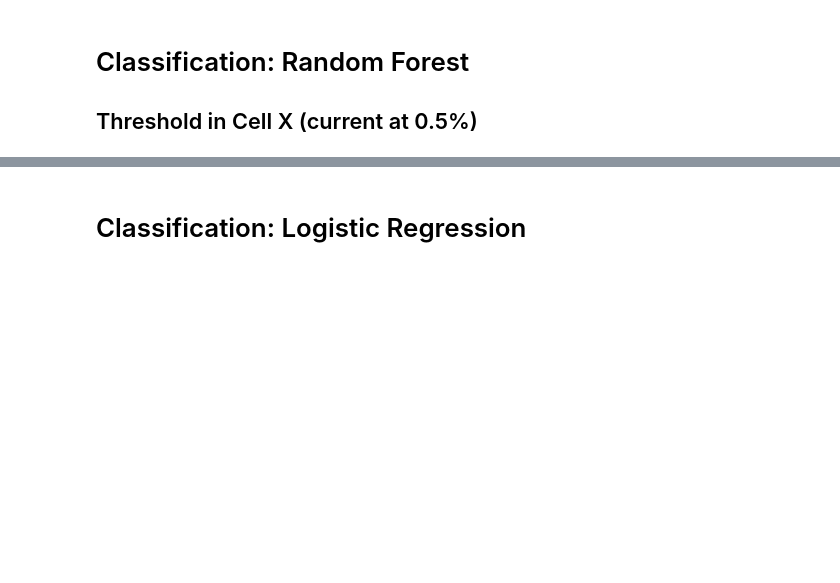
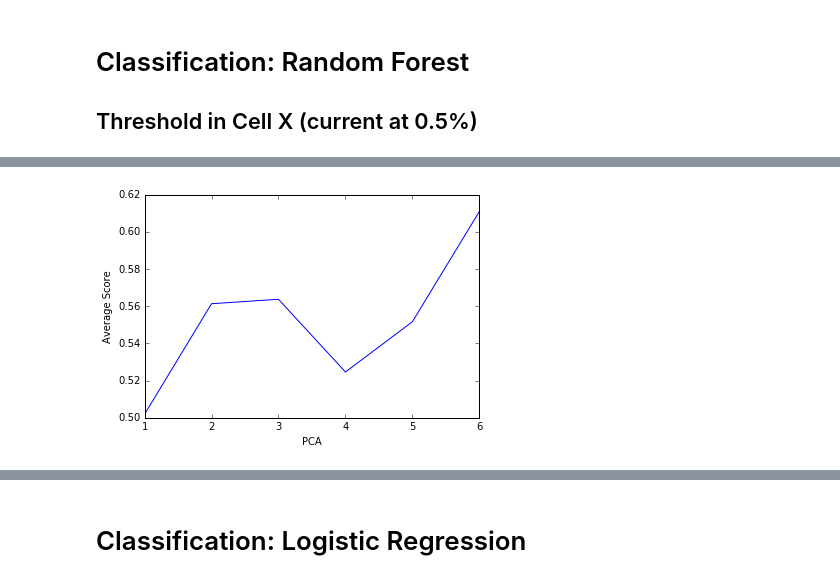
Before and after one commit to alexanderplin/CS109-Final-Project, a Jupyter notebook: Data-Exploration-AJ.ipynb, the cells around one changed output, grey strips where cells are left out. Drawn from its saved outputs; the diff is of its cells as text; code cells hidden in the pictures; blank space fills up the shorter version.

```diff
--- a/Data-Exploration-AJ.ipynb
+++ b/Data-Exploration-AJ.ipynb
@@ -942,7 +956,7 @@ bag_to_use = bag_words_pca
 
 x_train, x_test, y_train, y_test = train_test_split(bag_to_use,
                                                     filtered_df['y'].values,
-                                                    test_size = 0.3,
+                                                    test_size = 0.4,
                                                     random_state = 42)
 
 ones_train = y_train[y_train == 1].shape[0]
@@ -986,17 +1008,16 @@ TypeError: 'numpy.float64' object is not callable
 ### RF CV
 
 # parameters for tuning
-n_trees = np.arange(10, 100, 20)
+n_trees = np.arange(10, 200, 20)
 depths = np.arange(2, 10)
 leaf_nodes = np.arange(2, 10)
 num_folds = 4
 
 # to keep track of the best model
 best_avg = 0
+best_pos = 0
 
-# run grid search for model with 5-fold cross validation
-print '5-fold cross validation:'
-
+best_pos_score = 0
 # iterate through trees and depths
 for nodes in leaf_nodes:
     for trees in n_trees:
@@ -1024,17 +1045,18 @@ for nodes in leaf_nodes:
             # record and report accuracy
             average_score = np.mean(scores, axis = 0)
 
-
             # update our record of the best parameters see so far
             if np.mean(average_score) >= best_avg:
-                print "[BEST] Trees:", trees, "Depth:", depth, "Leaf nodes:", nodes, "Score:", average_score
+                print "[BEST AVG] Trees:", trees, "Depth:", depth, "Leaf nodes:", nodes, "Score:", average_score
                 best_avg = np.mean(average_score)
+#                 best_pos = average_score[2]
                 best_overall_acc = average_score[0]
                 best_class0_acc = average_score[1]
                 best_class1_acc = average_score[2]
                 best_trees = trees
                 best_depth = depth
                 best_nodes = nodes
-            else:
-                print "Trees:", trees, "Depth:", depth, "Leaf nodes:", nodes, "Score:", average_score
+            if average_score[2] >= best_pos:
+                print "[BEST POS] Trees:", trees, "Depth:", depth, "Leaf nodes:", nodes, "Score:", average_score
+                best_pos = average_score[2]
 # %% [output]
@@ -1057,0 +1155,2 @@ Trees: 90 Depth: 9 Leaf nodes: 9 Score: [ 0.53045418  0.586079    0.45635532]
+# %%
+haha = pca_score(range(1,7))
@@ -1057,0 +1164,5 @@ Trees: 90 Depth: 9 Leaf nodes: 9 Score: [ 0.53045418  0.586079    0.45635532]
+# %%
+print haha
+pca_score_results = np.resize(haha,(6,2))
+print pca_score_results
+print pca_score_results[:,0]
@@ -1057,0 +1178,7 @@ Trees: 90 Depth: 9 Leaf nodes: 9 Score: [ 0.53045418  0.586079    0.45635532]
+# %%
+plt.plot(range(1,7), pca_score_results[:,0])
+plt.xlabel('PCA')
+plt.ylabel('Average Score')
+plt.show()
+# %% [output]
+[figure, added]
```
Also changed, not shown: parts of 30 cells of this notebook, 2 other files.
